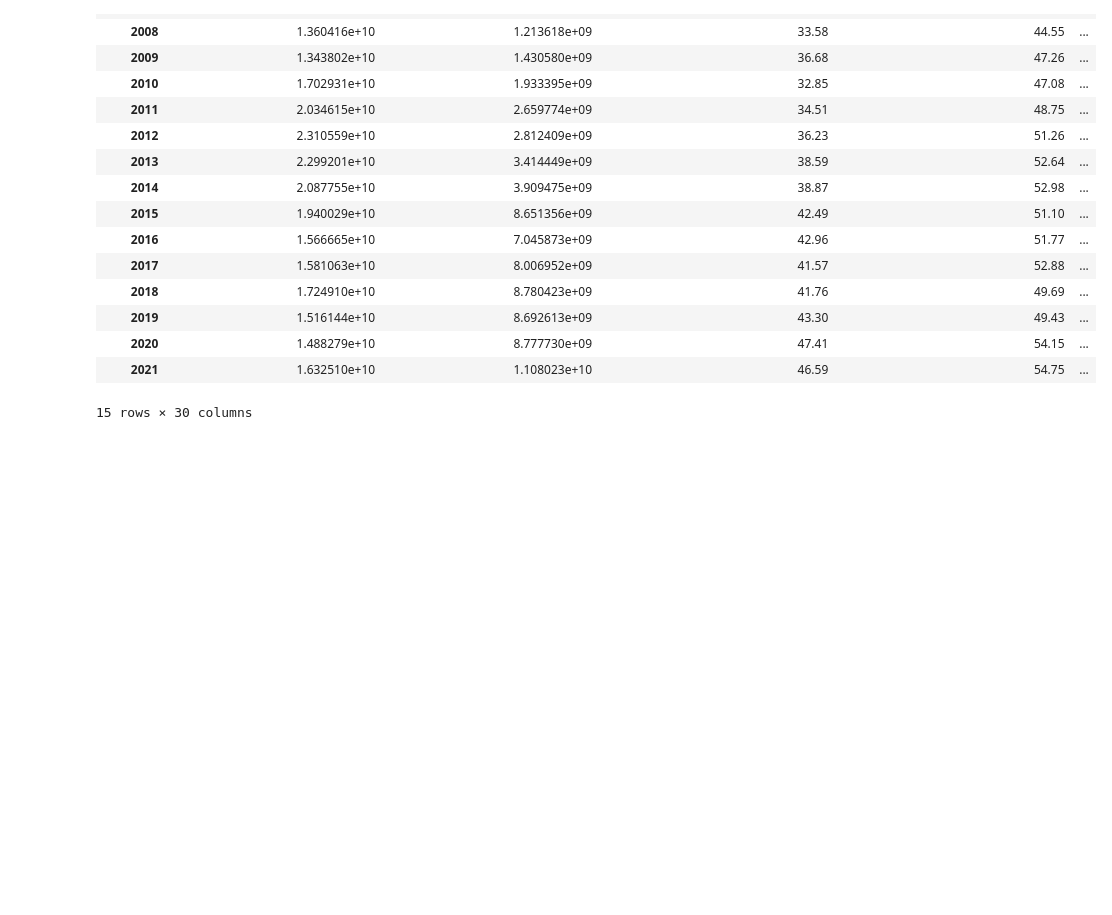
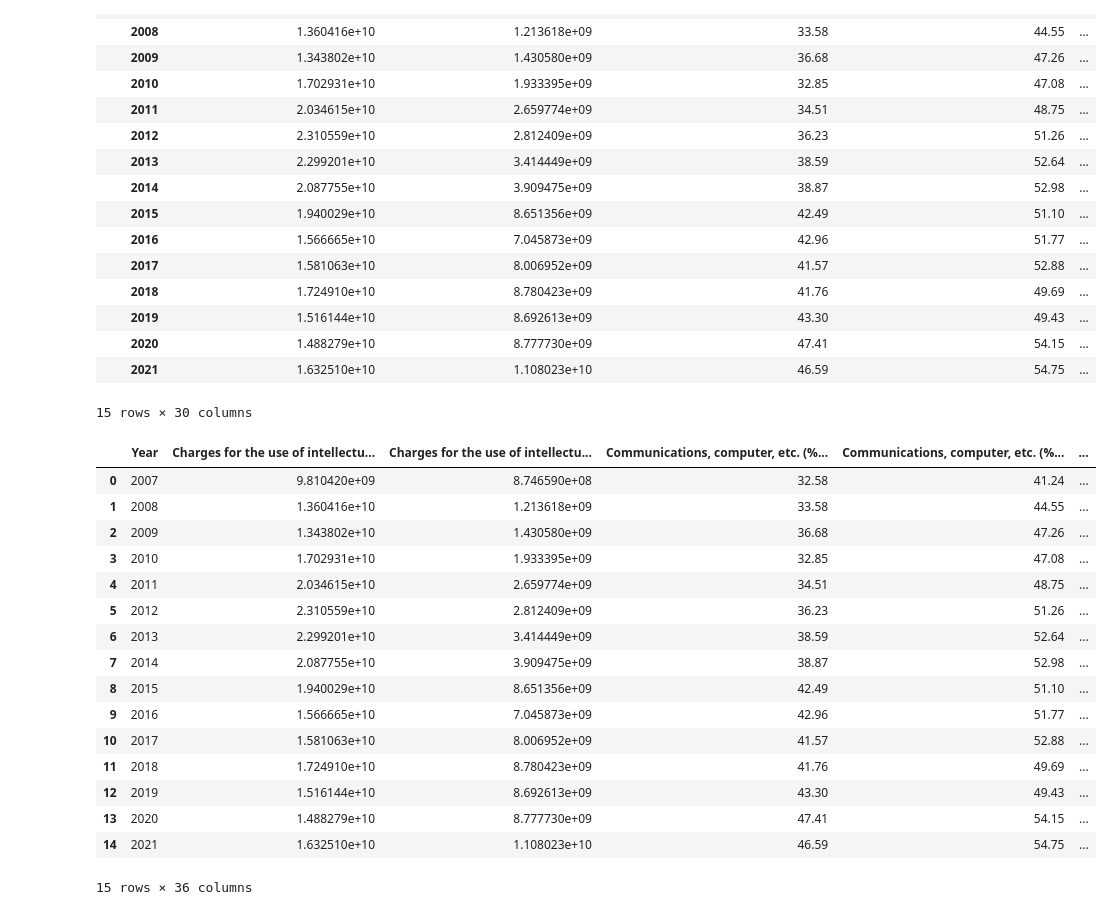
Before and after one commit to Jieoi/economy_performance, a Jupyter notebook: Clean_Singapore_data_Finance.ipynb, the cells around one changed output. Saved outputs shown, nothing was run; the diff lists cells and outputs as text; code cells hidden in the pictures; blank space fills up the shorter version.

```diff
--- a/Clean_Singapore_data_Finance.ipynb
+++ b/Clean_Singapore_data_Finance.ipynb
@@ -297,4 +297,22 @@ exp_rnd['Year'] = exp_rnd['Year'].astype(int)
 # %%
 output = cleaned_data.merge(exp_rnd)
 # %%
-output.to_csv(r"data.csv")
+output
+# %% [output]
+|  | Year | Charges for the use of intellectu... | Charges for the use of intellectu... | Communications, computer, etc. (%... | Communications, computer, etc. (%... | ... |
+| 0 | 2007 | 9.810420e+09 | 8.746590e+08 | 32.58 | 41.24 | ... |
+| 1 | 2008 | 1.360416e+10 | 1.213618e+09 | 33.58 | 44.55 | ... |
+| 2 | 2009 | 1.343802e+10 | 1.430580e+09 | 36.68 | 47.26 | ... |
+| 3 | 2010 | 1.702931e+10 | 1.933395e+09 | 32.85 | 47.08 | ... |
+| 4 | 2011 | 2.034615e+10 | 2.659774e+09 | 34.51 | 48.75 | ... |
+| 5 | 2012 | 2.310559e+10 | 2.812409e+09 | 36.23 | 51.26 | ... |
+| 6 | 2013 | 2.299201e+10 | 3.414449e+09 | 38.59 | 52.64 | ... |
+| 7 | 2014 | 2.087755e+10 | 3.909475e+09 | 38.87 | 52.98 | ... |
+| 8 | 2015 | 1.940029e+10 | 8.651356e+09 | 42.49 | 51.10 | ... |
+| 9 | 2016 | 1.566665e+10 | 7.045873e+09 | 42.96 | 51.77 | ... |
+| 10 | 2017 | 1.581063e+10 | 8.006952e+09 | 41.57 | 52.88 | ... |
+| 11 | 2018 | 1.724910e+10 | 8.780423e+09 | 41.76 | 49.69 | ... |
+| 12 | 2019 | 1.516144e+10 | 8.692613e+09 | 43.30 | 49.43 | ... |
+| 13 | 2020 | 1.488279e+10 | 8.777730e+09 | 47.41 | 54.15 | ... |
+| 14 | 2021 | 1.632510e+10 | 1.108023e+10 | 46.59 | 54.75 | ... |
+15 rows × 36 columns
```
Also changed, not shown: parts of 1 cell of this notebook, 1 other file.
